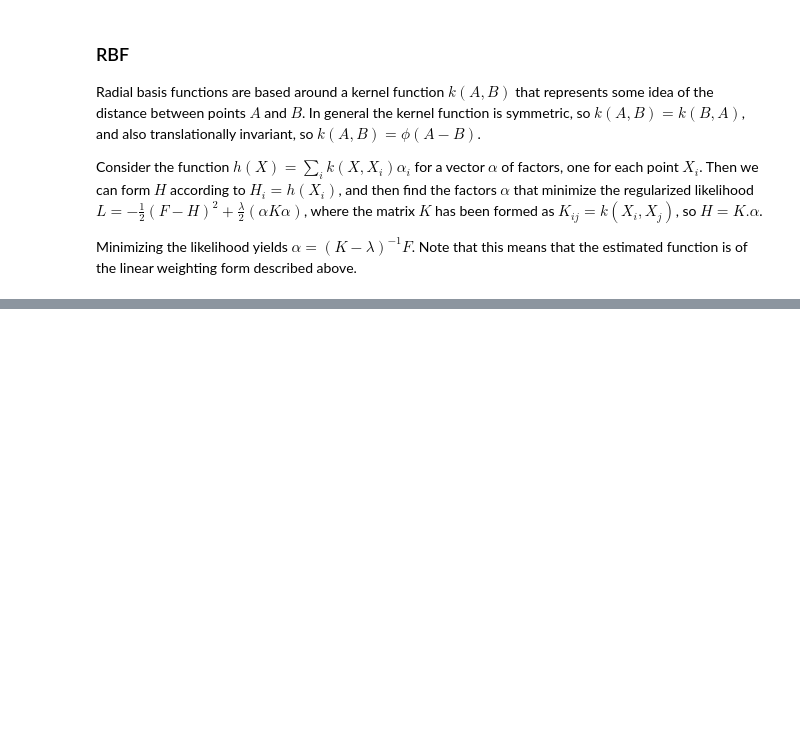
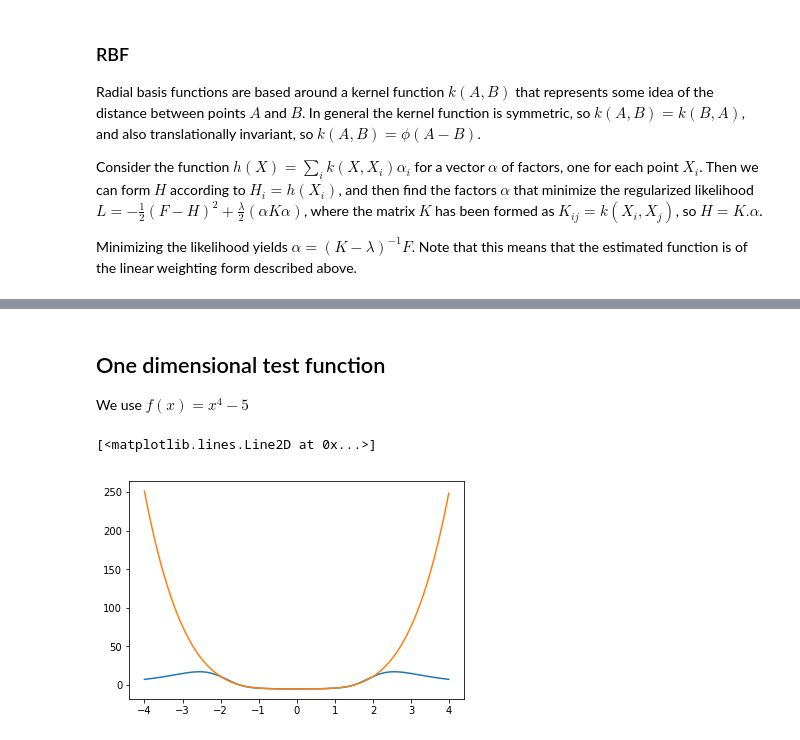
Before and after one commit to GibbsConsulting/ds-collateral, a Jupyter notebook: notebooks/SpatialFunctions.ipynb, the cells around one changed output, grey strips where cells are left out. Cells and saved outputs as stored; diff of their text form; code cells hidden in the pictures; blank space fills up the shorter version.

Commit message:
Progress on radial basis functions:

```diff
--- a/notebooks/SpatialFunctions.ipynb
+++ b/notebooks/SpatialFunctions.ipynb
@@ -25,0 +113,20 @@ Minimizing the likelihood yields $\alpha = \left(K-\lambda\right)^{-1} F$. Note
+# %% [markdown]
+## One dimensional test function
+
+We use $f(x) = x^4 - 5$
+# %%
+func1D = lambda x: (x*x*x*x -5)
+# %%
+func1DEst, kwargs = form_rbf_artifacts(func1D, simple_kernel, pd.DataFrame([-2,-1.5,-1,-0.5,0,0.5,1,1.5,2]))
+# %%
+xVec = np.arange(-400,400) / 100
+# %%
+vals = [func1DEst(x,**kwargs) for x in xVec]
+actVals = [func1D(x) for x in xVec]
+ratio = [v/a for v,a in zip(vals,actVals)]
+# %%
+plt.plot(xVec,vals)
+plt.plot(xVec,actVals)
+# %% [output]
+[<matplotlib.lines.Line2D at 0x...>]
+[figure, added]
```
Also changed, not shown: parts of 14 cells of this notebook.
